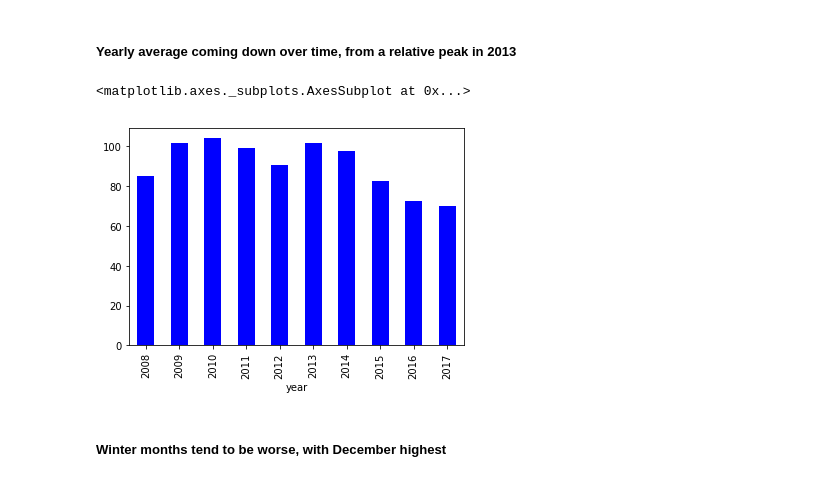
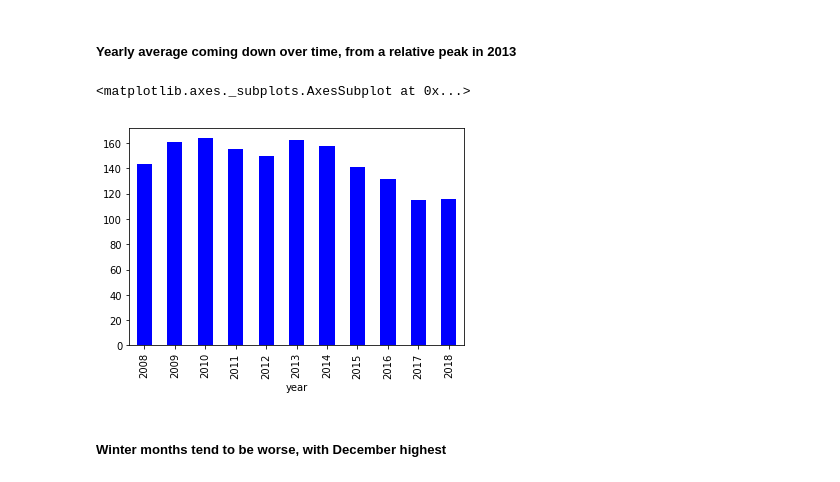
Before and after one commit to yontartu/wuran, a Jupyter notebook: beijing_aqi.ipynb, the cells around one changed output. Drawn from its saved outputs; the diff is of its cells as text; code cells hidden in the pictures.

Commit message:
add new data

```diff
--- a/beijing_aqi.ipynb
+++ b/beijing_aqi.ipynb
@@ -15,7 +16,7 @@ import json
 
 %matplotlib inline
 # %%
-df08 = pd.read_csv('/home/bbobjackson/projects/wuran/data/beijing_2008'
-                   ,skiprows=2,encoding='utf-8')
+df08 = pd.read_csv('C:data/Beijing_PM2.5_2008_YTD.csv'
+                   ,encoding='utf-8')
 df08.head()
 # %% [output]
@@ -59,0 +29,23 @@ df16.head()
+# %%
+df09 = pd.read_csv('C:data/Beijing_PM2.5_2009_YTD.csv'
+                   ,encoding='utf-8')
+df10 = pd.read_csv('C:data/Beijing_PM2.5_2010_YTD.csv'
+                   ,encoding='utf-8')
+df11 = pd.read_csv('C:data/Beijing_PM2.5_2011_YTD.csv'
+                   ,encoding='utf-8')
+df12 = pd.read_csv('C:data/Beijing_PM2.5_2012_YTD.csv'
+                   ,encoding='utf-8')
+df13 = pd.read_csv('C:data/Beijing_PM2.5_2013_YTD.csv'
+                   ,encoding='utf-8')
+df14 = pd.read_csv('C:data/Beijing_PM2.5_2014_YTD.csv'
+                   ,encoding='utf-8')
+df15 = pd.read_csv('C:data/Beijing_PM2.5_2015_YTD.csv'
+                   ,encoding='utf-8')
+df16 = pd.read_csv('C:data/Beijing_PM2.5_2016_YTD.csv'
+                   ,encoding='utf-8')
+df17 = pd.read_csv('C:data/Beijing_PM2.5_2017_YTD.csv'
+                   ,encoding='utf-8')
+df18 = pd.read_csv('C:data/Beijing_PM2.5_2018_YTD.csv'
+                   ,encoding='utf-8')
+print(df18.shape)
+df18.head()
@@ -60,6 +60,6 @@ df16.head()
 # %%
 #df_comb = df08.append(df09)
-df_comb = pd.concat([df08, df09, df10, df11, df12, df13, df14, df15, df16, df17])
+df_comb = pd.concat([df08, df09, df10, df11, df12, df13, df14, df15, df16, df17, df18])
 print(df_comb.shape)
 df_comb.tail()
 df_comb = df_comb.reset_index(drop=True)
@@ -84,14 +84,17 @@ Each smaller dataframe should have 4 fewer lines, accountings for data descripti
 # %%
 df_comb = df_comb.rename(columns={'Site':'site'
                         ,'Parameter':'parameter'
-                        ,'Date (LST)':'dt'
+                        ,'Date (LT)':'date_lt'
                         ,'Year':'year'
                         ,'Month':'month'
                         ,'Day':'day'
                         ,'Hour':'hour'
-                        ,'Value':'value'
+                        ,'NowCast Conc.':'nowcast_conc'
+                        ,'AQI':'aqi'
+                        ,'AQI Category':'aqi_category'
+                        ,'Raw Conc.':'raw_conc'
+                        ,'Conc. Unit':'conc_unit'
                         ,'Duration':'duration'
                         ,'QC Name':'qc_name'})
-df_comb['unit'] = 'micrograms per sq meter' #added back after cleaning the data files before importing
 df_comb.head()
 # %% [output]
@@ -134,11 +142,11 @@ dtype: int64
 # %% [markdown]
 ##### Yearly average coming down over time, from a relative peak in 2013
 # %%
-df_comb[df_comb.qc_name == 'Valid'].groupby('year')['value'].mean().plot(kind='bar', color='blue')
+df_comb[df_comb.qc_name == 'Valid'].groupby('year')['aqi'].mean().plot(kind='bar', color='blue')
 #df_comb[df_comb.qc_name == 'Valid'].groupby('year')['value'].median()
 # %% [output]
 <matplotlib.axes._subplots.AxesSubplot at 0x...>
-[figure, old version]
+[figure, new version]
 # %% [markdown]
 ##### Winter months tend to be worse, with December highest
 # %%
```
Also changed, not shown: parts of 30 cells of this notebook, 27 other files.
